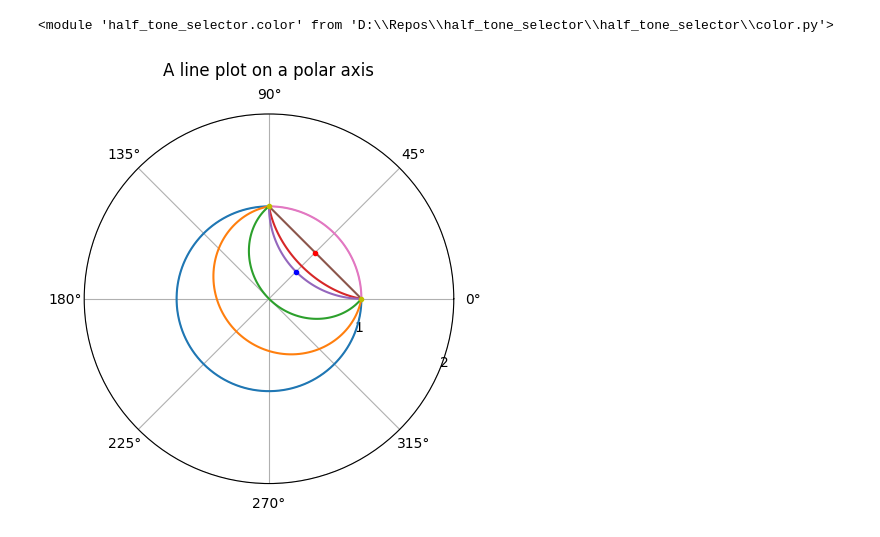
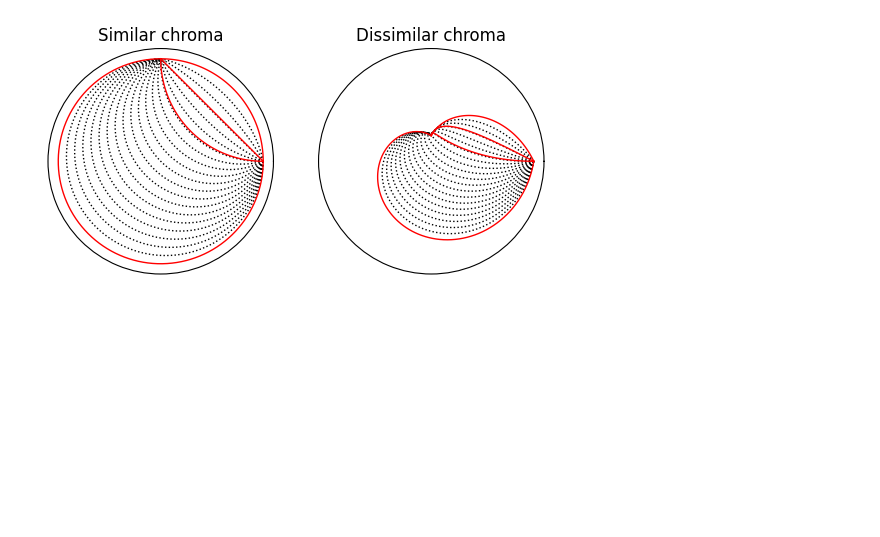
Before and after one commit to evnlme/half_tone_selector, a Jupyter notebook: color.ipynb, the cells around one changed output. Drawn from its saved outputs; the diff is of its cells as text; code cells hidden in the pictures; blank space fills up the shorter version.

```diff
--- a/color.ipynb
+++ b/color.ipynb
@@ -1,46 +1,39 @@
 # %%
-from math import atan2, hypot
+from math import atan2, hypot, cos, degrees
 import numpy as np
 import matplotlib.pyplot as plt
 import half_tone_selector.color as htc
 
-import importlib
-importlib.reload(htc)
+# import importlib
+# importlib.reload(htc)
-# %% [output]
-<module 'half_tone_selector.color' from 'D:\\Repos\\half_tone_selector\\half_tone_selector\\color.py'>
 # %%
-ab = [
-    (np.pi*0.0, np.pi*0.5),
-    (np.pi*0.5, np.pi*0.0),
-    (np.pi*0.25, np.pi*1.75),
-    (np.pi*1.75, np.pi*0.25),
-    (2.28, 1.91),
-]
-a, b = ab[0]
-ab = atan2(np.sin(a) + np.sin(b), np.cos(a) + np.cos(b))
+a, b = (np.pi*0.0, np.pi*0.5)
 p = min(abs(b-a), 2*np.pi - abs(b-a))/2
 
-def getPoints(k):
+def getPoints(k, chroma):
     lch1 = (1, 1, a)
-    lch2 = (1, 1, b)
+    lch2 = (1, chroma, b)
     lchs = [htc.interpolateOklch(lch1, lch2, t, k) for t in np.arange(0, 1.01, 0.01)]
+    theta = [h for _, _, h in lchs]
     r = [c for _, c, _ in lchs]
-    theta = [h for _, _, h in lchs]
-    return r, theta
+    return theta, r
 
-fig, ax = plt.subplots(subplot_kw={'projection': 'polar'})
-for k in [-1, -0.5, 0, 0.5, 2*np.cos(p)-1, np.cos(p), 1]:
-    r, theta = getPoints(k)
-    ax.plot(theta, r)
-ax.plot([-p+ab, p+ab], [1, 1], 'y.')
-ax.plot(ab, np.cos(p), 'r.')
-ax.plot(ab if 2*np.cos(p)-1 >= 0 else np.pi+ab, abs(2*np.cos(p)-1), 'b.')
-ax.set_rmax(2)
-ax.set_rticks([1, 2])  # Less radial ticks
-ax.set_rlabel_position(-22.5)  # Move radial labels away from plotted line
-ax.grid(True)
+fig, axes = plt.subplots(1, 2, subplot_kw={'projection': 'polar'})
 
-ax.set_title("A line plot on a polar axis", va='bottom')
+def plot(ax, title, chroma):
+    ax.set_rlim(0, 1.1)
+    for k in np.arange(-0.9, 1, 0.1):
+        theta, r = getPoints(k, chroma)
+        ax.plot(theta, r, linestyle='dotted', linewidth=1, color='k')
+    for k in [-1, 2*cos(p)-1, cos(p), 1]:
+        theta, r = getPoints(k, chroma)
+        ax.plot(theta, r, linestyle='solid', linewidth=1, color='r')
+    ax.set_rticks([])
+    ax.set_xticks([])
+    ax.set_title(title)
+
+plot(axes[0], 'Similar chroma', 1)
+plot(axes[1], 'Dissimilar chroma', 0.25)
 plt.show()
 # %% [output]
-[figure, old version]
+[figure, new version]
```
Also changed, not shown: parts of 4 cells of this notebook, 5 other files.
